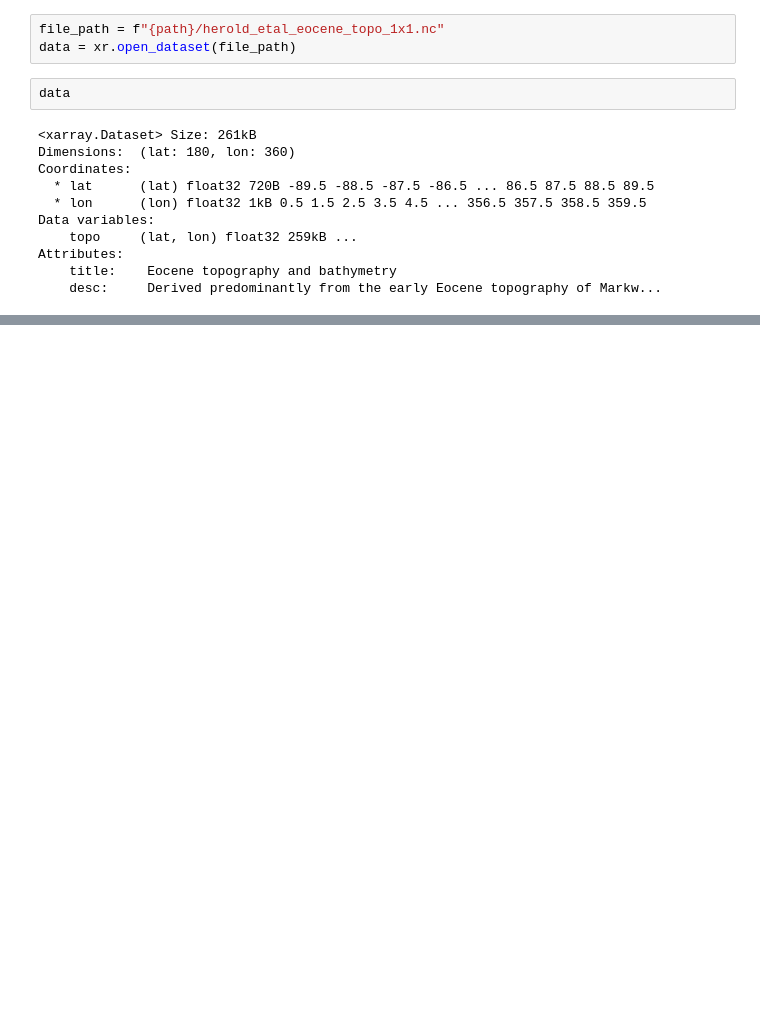
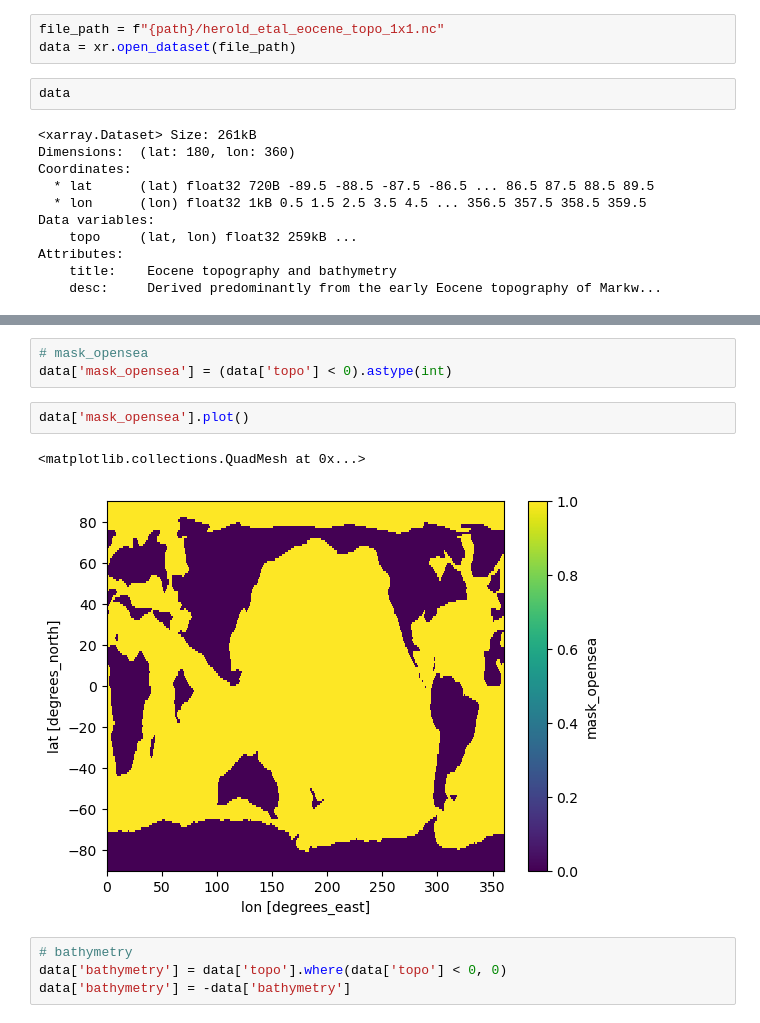
Before and after one commit to asozza/ecearth-quests, a Jupyter notebook: epochal/DeepMIP/test.ipynb, the cells around one changed output, grey strips where cells are left out. Saved outputs shown, nothing was run; the diff lists cells and outputs as text; blank space fills up the shorter version.

```diff
--- a/epochal/DeepMIP/test.ipynb
+++ b/epochal/DeepMIP/test.ipynb
@@ -21,0 +36,12 @@ Attributes:
+# %%
+# mask_opensea
+data['mask_opensea'] = (data['topo'] < 0).astype(int)
+# %%
+data['mask_opensea'].plot()
+# %% [output]
+<matplotlib.collections.QuadMesh at 0x...>
+[figure, added]
+# %%
+# bathymetry
+data['bathymetry'] = data['topo'].where(data['topo'] < 0, 0)
+data['bathymetry'] = -data['bathymetry']
```
Also changed, not shown: parts of 8 cells of this notebook, 2 other files.
